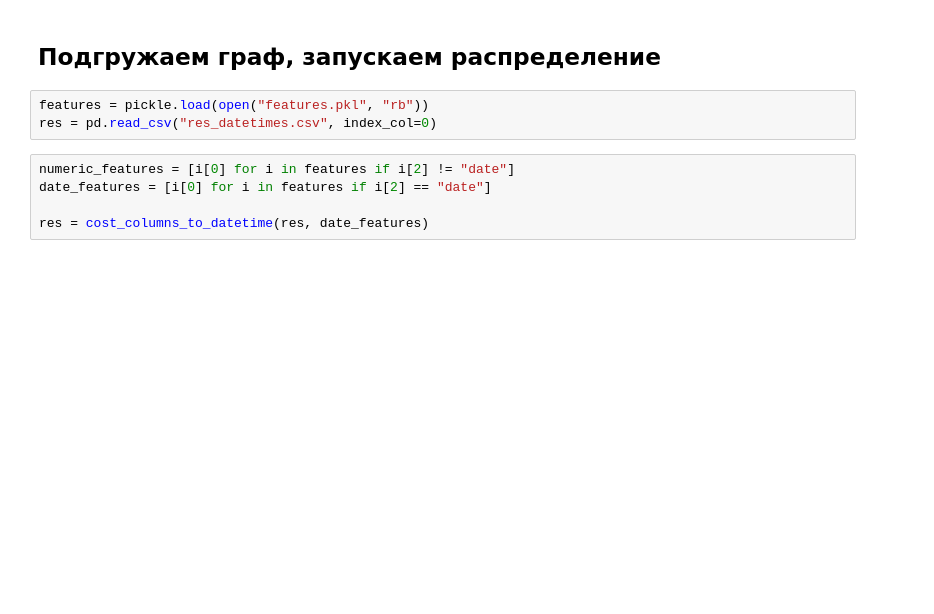
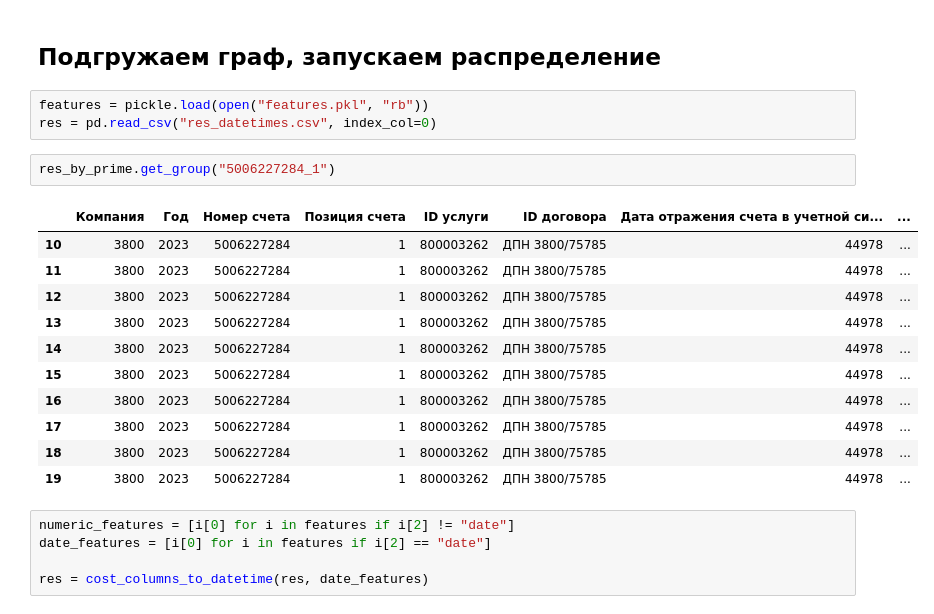
Before and after one commit to talkiiing-team/zakupai, a Jupyter notebook: services/api/ml/lib/data_concater_3.ipynb, the cells around one changed output. Cells and saved outputs as stored; diff of their text form; blank space fills up the shorter version.

```diff
--- a/services/api/ml/lib/data_concater_3.ipynb
+++ b/services/api/ml/lib/data_concater_3.ipynb
@@ -68,6 +68,20 @@ features нужны на фронте чтобы блоки с признака
 # %%
 features = pickle.load(open("features.pkl", "rb"))
 res = pd.read_csv("res_datetimes.csv", index_col=0)
+# %%
+res_by_prime.get_group("5006227284_1")
+# %% [output]
+|  | Компания | Год | Номер счета | Позиция счета | ID услуги | ID договора | Дата отражения счета в учетной си... | ... |
+| 10 | 3800 | 2023 | 5006227284 | 1 | 800003262 | ДПН 3800/75785 | 44978 | ... |
+| 11 | 3800 | 2023 | 5006227284 | 1 | 800003262 | ДПН 3800/75785 | 44978 | ... |
+| 12 | 3800 | 2023 | 5006227284 | 1 | 800003262 | ДПН 3800/75785 | 44978 | ... |
+| 13 | 3800 | 2023 | 5006227284 | 1 | 800003262 | ДПН 3800/75785 | 44978 | ... |
+| 14 | 3800 | 2023 | 5006227284 | 1 | 800003262 | ДПН 3800/75785 | 44978 | ... |
+| 15 | 3800 | 2023 | 5006227284 | 1 | 800003262 | ДПН 3800/75785 | 44978 | ... |
+| 16 | 3800 | 2023 | 5006227284 | 1 | 800003262 | ДПН 3800/75785 | 44978 | ... |
+| 17 | 3800 | 2023 | 5006227284 | 1 | 800003262 | ДПН 3800/75785 | 44978 | ... |
+| 18 | 3800 | 2023 | 5006227284 | 1 | 800003262 | ДПН 3800/75785 | 44978 | ... |
+| 19 | 3800 | 2023 | 5006227284 | 1 | 800003262 | ДПН 3800/75785 | 44978 | ... |
 # %%
 numeric_features = [i[0] for i in features if i[2] != "date"]
 date_features = [i[0] for i in features if i[2] == "date"]
```
Also changed, not shown: parts of 21 cells of this notebook, 4 other files.
